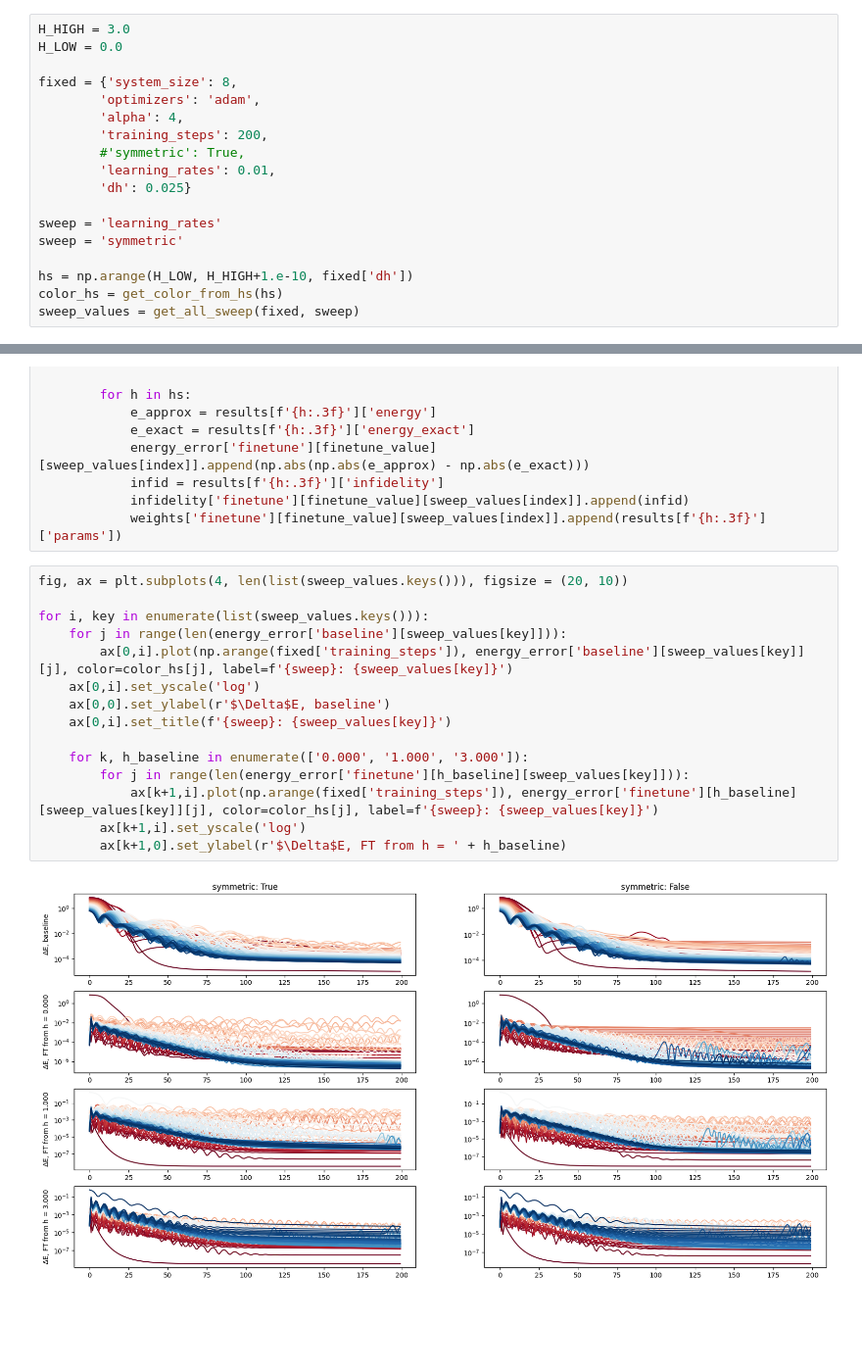
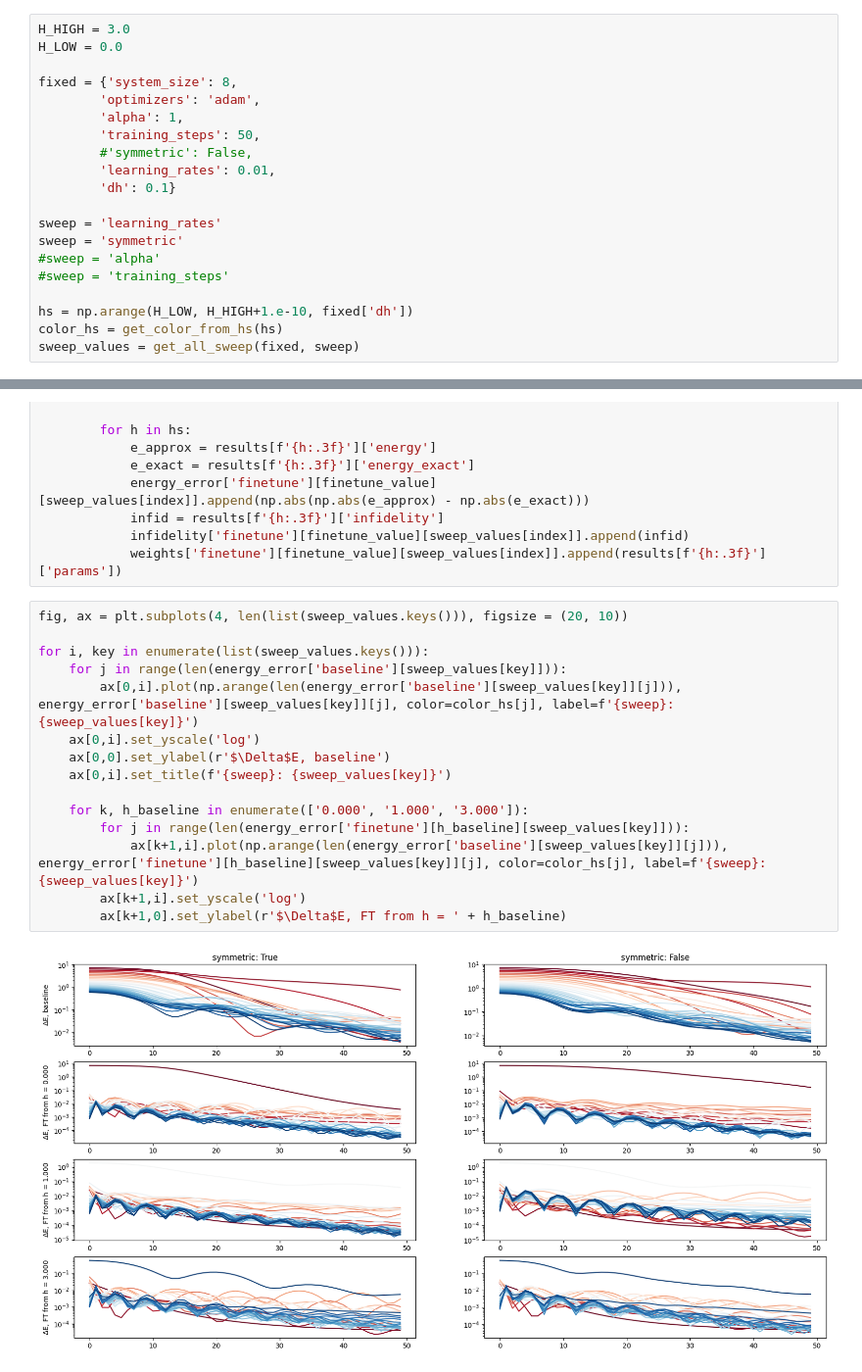
Before and after one commit to vfhernandes/interp_nqs, a Jupyter notebook: ising/analysis.ipynb, the cells around one changed output, grey strips where cells are left out. Shown at 98% size. Drawn from its saved outputs; the diff is of its cells as text; blank space fills up the shorter version.

```diff
--- a/ising/analysis.ipynb
+++ b/ising/analysis.ipynb
@@ -90,14 +91,16 @@ H_LOW = 0.0
 
 fixed = {'system_size': 8,
         'optimizers': 'adam',
-        'alpha': 4,
-        'training_steps': 200,
-        #'symmetric': True,
+        'alpha': 1,
+        'training_steps': 50,
+        #'symmetric': False,
         'learning_rates': 0.01,
-        'dh': 0.025}
+        'dh': 0.1}
 
 sweep = 'learning_rates'
 sweep = 'symmetric'
+#sweep = 'alpha'
+#sweep = 'training_steps'
 
 hs = np.arange(H_LOW, H_HIGH+1.e-10, fixed['dh'])
 color_hs = get_color_from_hs(hs)
@@ -146,20 +149,20 @@ for index in list(sweep_values.keys()):
 # %%
 fig, ax = plt.subplots(4, len(list(sweep_values.keys())), figsize = (20, 10))
 
 for i, key in enumerate(list(sweep_values.keys())):
     for j in range(len(energy_error['baseline'][sweep_values[key]])):
-        ax[0,i].plot(np.arange(fixed['training_steps']), energy_error['baseline'][sweep_values[key]][j], color=color_hs[j], label=f'{sweep}: {sweep_values[key]}')
+        ax[0,i].plot(np.arange(len(energy_error['baseline'][sweep_values[key]][j])), energy_error['baseline'][sweep_values[key]][j], color=color_hs[j], label=f'{sweep}: {sweep_values[key]}')
     ax[0,i].set_yscale('log')
     ax[0,0].set_ylabel(r'$\Delta$E, baseline')
     ax[0,i].set_title(f'{sweep}: {sweep_values[key]}')
 
     for k, h_baseline in enumerate(['0.000', '1.000', '3.000']):
         for j in range(len(energy_error['finetune'][h_baseline][sweep_values[key]])):
-            ax[k+1,i].plot(np.arange(fixed['training_steps']), energy_error['finetune'][h_baseline][sweep_values[key]][j], color=color_hs[j], label=f'{sweep}: {sweep_values[key]}')
+            ax[k+1,i].plot(np.arange(len(energy_error['baseline'][sweep_values[key]][j])), energy_error['finetune'][h_baseline][sweep_values[key]][j], color=color_hs[j], label=f'{sweep}: {sweep_values[key]}')
         ax[k+1,i].set_yscale('log')
         ax[k+1,0].set_ylabel(r'$\Delta$E, FT from h = ' + h_baseline)
 # %% [output]
-[figure, old version]
+[figure, new version]
 # %%
 fig, ax = plt.subplots(4, len(list(sweep_values.keys())), figsize = (20, 10))
 
```
Also changed, not shown: parts of 5 cells of this notebook.
